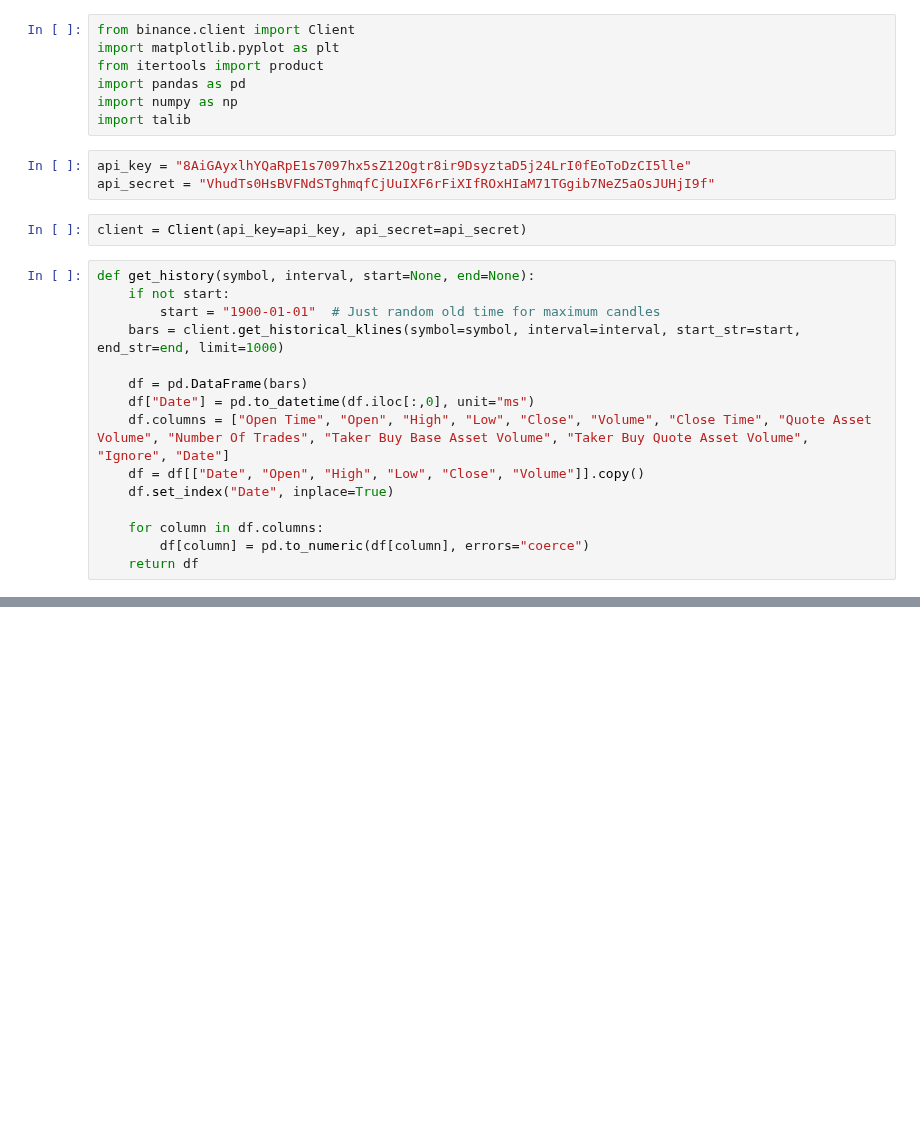
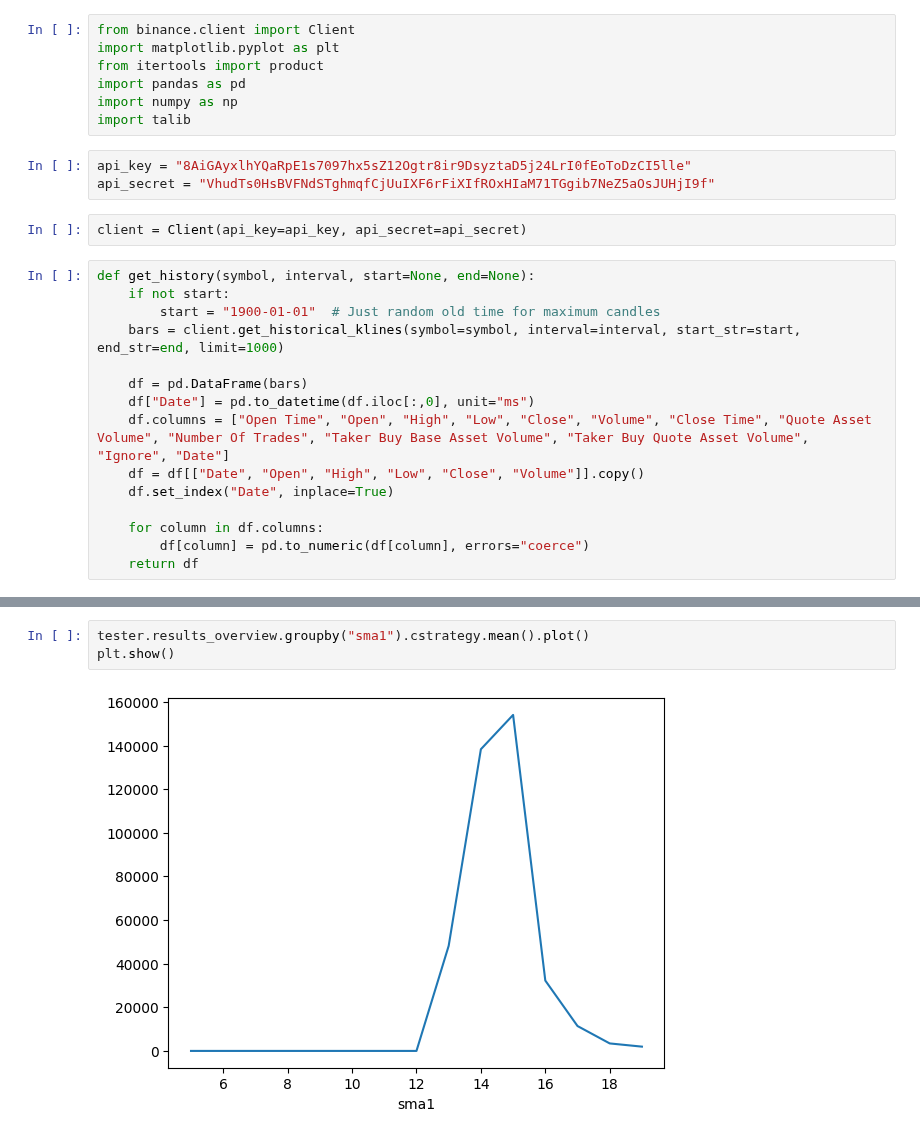
Before and after one commit to Idanq1/Stocks-Strategies, a Jupyter notebook: Algo Course/P2/sma crossover 2.ipynb, the cells around one changed output, grey strips where cells are left out. Saved outputs shown, nothing was run; the diff lists cells and outputs as text; blank space fills up the shorter version.

```diff
--- a/Algo Course/P2/sma crossover 2.ipynb
+++ b/Algo Course/P2/sma crossover 2.ipynb
@@ -133,0 +142,5 @@ dtype: float64
+# %%
+tester.results_overview.groupby("sma1").cstrategy.mean().plot()
+plt.show()
+# %% [output]
+[figure, added]
```
Also changed, not shown: parts of 11 cells of this notebook, 3 other files.
